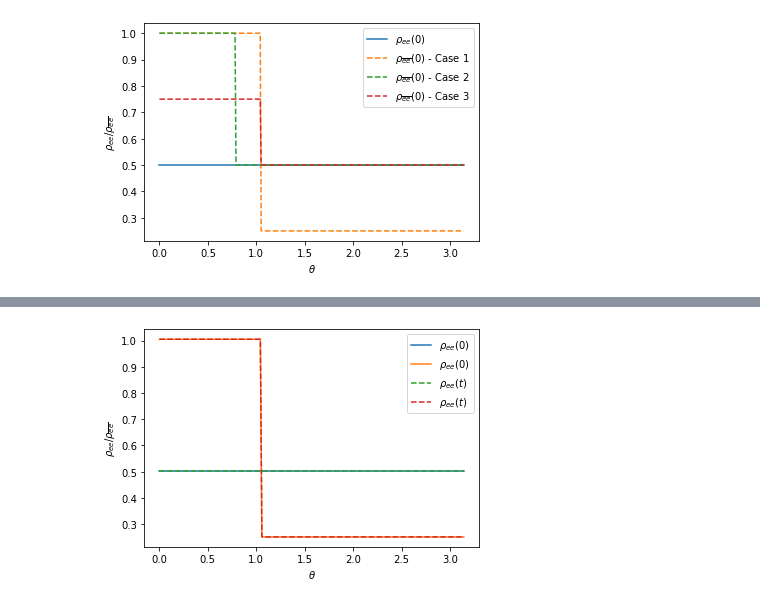
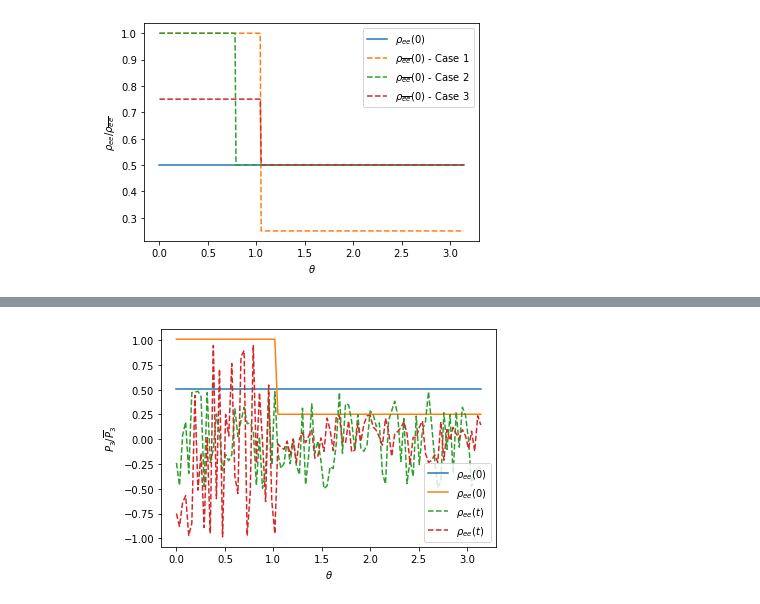
Before and after one commit to pedrodedin/Neutrino-Collective-Effects, a Jupyter notebook: Test_Fast_Oscillations.ipynb, the cells around one changed output, grey strips where cells are left out. Cells and saved outputs as stored; diff of their text form; code cells hidden in the pictures.

```diff
--- a/Test_Fast_Oscillations.ipynb
+++ b/Test_Fast_Oscillations.ipynb
@@ -72,7 +72,8 @@ def initiate(nu_types,t_i,t_f,E_nu,mu_0,theta_bins,case):
     #r array
     t_i = (t_i*3*10**5)*from_eV_to_1_over_km #eV⁻¹
     t_f = (t_f*3*10**5)*from_eV_to_1_over_km #eV⁻¹
-    t_step = t_f/5000 #eV⁻¹
+#     t_step = t_f/5000 #eV⁻¹
+    t_step=(2*np.pi/max(omega,mu_0))/10
     t = np.arange(t_i,t_f,t_step) #eV⁻¹
 
     return y0,omega,E_nu,t,mu_0,n_f,n_dim,n_theta,theta_vec
@@ -203,0 +302,17 @@ KeyboardInterrupt:
+# %%
+t_i,t_f=0,400*10**(-6)
+case=1
+E_nu=20 #MeV
+# theta_step=0.01
+theta_bins=100
+
+mu_0=0.51*10**2 #km⁻¹
+mu_0=mu_0/from_eV_to_1_over_km
+nu_types=['nu_e','nu_x']
+
+print("mu=%.1e eV = %.1e s⁻¹"%(mu_0,mu_0*from_eV_to_1_over_m*3*10**8))
+print("w=%.1e s⁻¹= %.1e km⁻¹"%(delta_m2_31/(2*E_nu*10**6)*from_eV_to_1_over_m*3*10**8,delta_m2_31/(2*E_nu*10**6)*from_eV_to_1_over_km))
+print("T_vac=%.1e s"%(2*np.pi/(delta_m2_31/(2*E_nu*10**6)*from_eV_to_1_over_m*3*10**8)))
+print("t_step=%.1e s"%(t_f/1000))
+print("f_sampling = %.1e s⁻¹"%(1/(t_f/5000)))
+print("t_f=%.1e km"%(t_f*3*10**5))
@@ -203,0 +326,14 @@ KeyboardInterrupt:
+# %%
+mass_ord="IH"
+y0,omega,E,t,mu_0,n_f,n_dim,n_theta,theta_vec=initiate(nu_types,t_i,t_f,E_nu,mu_0,theta_bins,case)
+
+if mass_ord=="NH":
+    params=omega,E,t,mu_0,n_f,n_dim,n_theta,np.array(theta_vec)
+elif mass_ord=="IH":
+    params=-1*omega,E,t,mu_0,n_f,n_dim,n_theta,np.array(theta_vec)
+else:
+    print("Not a mass ordering option!")
+
+start_time = time.time()
+psoln_IH= odeint(func_Collective_nu_2, y0, t, args=(params,))
+print("Took %s minutes" % ((time.time() - start_time)/60))
@@ -214,13 +373,13 @@ plt.plot(t/(3*10**5*from_eV_to_1_over_km),np.transpose(nu_IH,(0,1,3,2))[2][0][0]
 # %%
 # theta_vec=np.linspace(0,np.pi,theta_bins)
 theta_step=np.pi/theta_bins
-plt.plot(theta_vec,np.array(nu[2][0][0])/theta_step,label=r"$\rho_{ee}(0)$")
-plt.plot(theta_vec,np.array(nubar[2][0][0])/theta_step,label=r"$\rho_{ee}(0)$")
-plt.plot(theta_vec,np.array(nu[2][0][-1])/theta_step,ls='--',label=r"$\rho_{ee}(t)$")
-plt.plot(theta_vec,np.array(nubar[2][0][-1])/theta_step,ls='--',label=r"$\rho_{ee}(t)$")
+plt.plot(theta_vec,np.array(nu_IH[2][0][0])/theta_step,label=r"$\rho_{ee}(0)$")
+plt.plot(theta_vec,np.array(nubar_IH[2][0][0])/theta_step,label=r"$\rho_{ee}(0)$")
+plt.plot(theta_vec,np.array(nu_IH[2][0][-1])/theta_step,ls='--',label=r"$\rho_{ee}(t)$")
+plt.plot(theta_vec,np.array(nubar_IH[2][0][-1])/theta_step,ls='--',label=r"$\rho_{ee}(t)$")
 plt.xlabel(r"$\theta$")
-plt.ylabel(r"$\rho_{ee}$/$\rho_{\overline{ee}}$")
+plt.ylabel(r"$P_{3}$/$\overline{P}_3$")
 plt.legend()
 plt.show()
 # %% [output]
-[figure, old version]
+[figure, new version]
```
Also changed, not shown: parts of 25 cells of this notebook.
